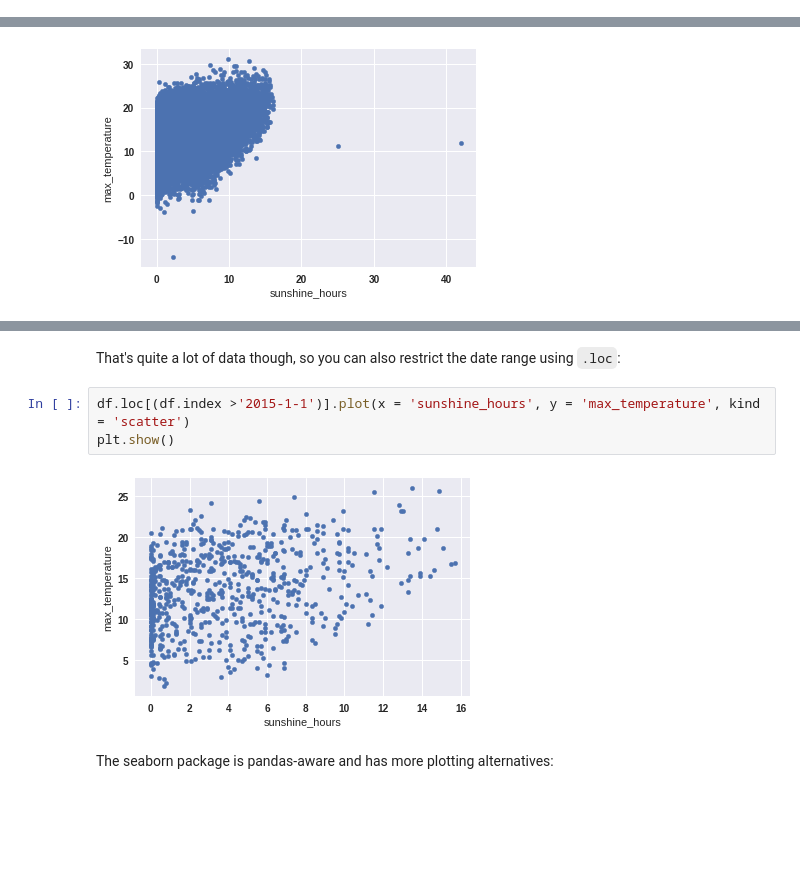
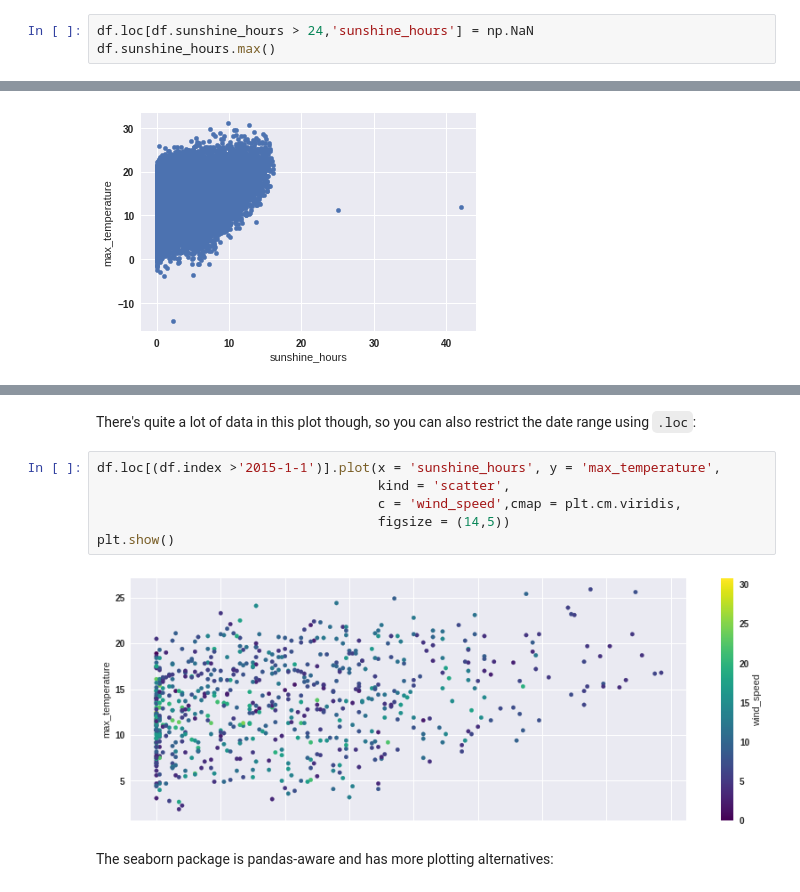
Before and after one commit to braaannigan/climate_python_intro, a Jupyter notebook: pandas_1.ipynb, the cells around one changed output, grey strips where cells are left out. Saved outputs shown, nothing was run; the diff lists cells and outputs as text; blank space fills up the shorter version.

````diff
--- a/pandas_1.ipynb
+++ b/pandas_1.ipynb
@@ -145,0 +154,3 @@ df.loc['1967-02-07':'1967-02-09', ('max_temperature','wind_speed')]
+# %%
+df.loc[df.sunshine_hours > 24,'sunshine_hours'] = np.NaN
+df.sunshine_hours.max()
@@ -281,10 +340,13 @@ plt.show()
 # %% [markdown]
-That's quite a lot of data though, so you can also restrict the date range using ```.loc```:
+There's quite a lot of data in this plot though, so you can also restrict the date range using ```.loc```:
 # %%
-df.loc[(df.index >'2015-1-1')].plot(x = 'sunshine_hours', y = 'max_temperature', kind = 'scatter')
+df.loc[(df.index >'2015-1-1')].plot(x = 'sunshine_hours', y = 'max_temperature',
+                                    kind = 'scatter',
+                                    c = 'wind_speed',cmap = plt.cm.viridis,
+                                    figsize = (14,5))
 plt.show()
 # %% [output]
-[figure, old version]
+[figure, new version]
 # %% [markdown]
 The seaborn package is pandas-aware and has more plotting alternatives:
 # %%
````
Also changed, not shown: parts of 20 cells of this notebook.
